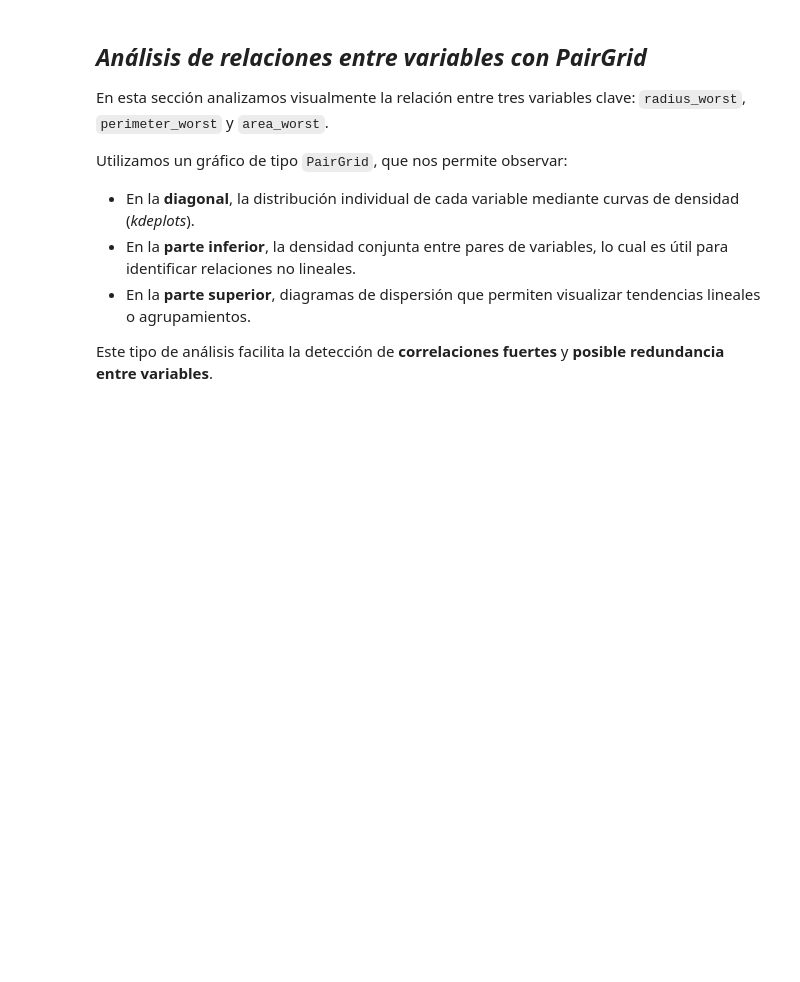
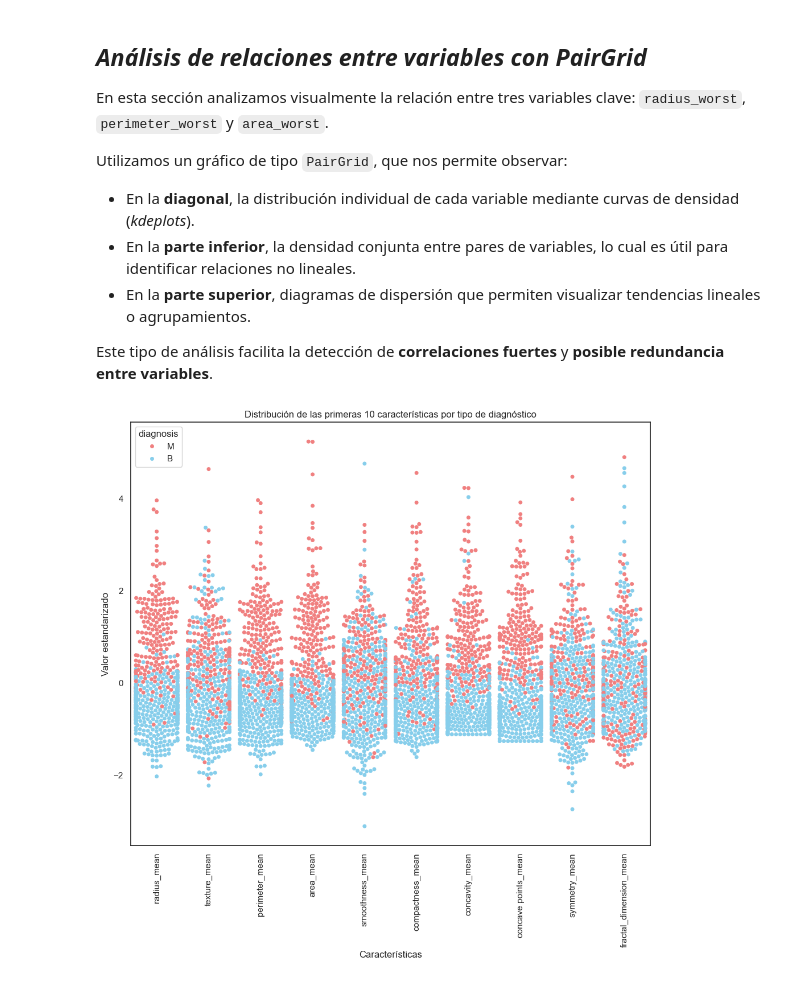
Before and after one commit to JaimeJanerAcevedo/breast-cancer-analysis, a Jupyter notebook: breast_cancer_analysis.ipynb, the cells around one changed output. Saved outputs shown, nothing was run; the diff lists cells and outputs as text; code cells hidden in the pictures; blank space fills up the shorter version.

Commit message:
Correlación y visualización de los datos.

```diff
--- a/breast_cancer_analysis.ipynb
+++ b/breast_cancer_analysis.ipynb
@@ -354,3 +354,38 @@ Utilizamos un gráfico de tipo `PairGrid`, que nos permite observar:
 - En la **parte superior**, diagramas de dispersión que permiten visualizar tendencias lineales o agrupamientos.
 
 Este tipo de análisis facilita la detección de **correlaciones fuertes** y **posible redundancia entre variables**.
+# %%
+# Seleccionamos el vector de clases (diagnosis) y las características originales
+data_dia = y
+data = x
+
+# Estandarización de los datos: (valor - media) / desviación estándar
+# Esto es útil para comparar características con diferentes escalas
+data_n_2 = (data - data.mean()) / (data.std())
+
+# Unimos la columna 'diagnosis' con las primeras 10 características estandarizadas
+data = pd.concat([y, data_n_2.iloc[:, 0:10]], axis=1)
+
+# Reorganizamos los datos en formato largo para facilitar la visualización con seaborn
+data = pd.melt(data,
+               id_vars="diagnosis",
+               var_name="features",
+               value_name="value")
+
+# Creamos un gráfico de swarmplot para observar la distribución de cada característica
+plt.figure(figsize=(10, 10))
+sns.swarmplot(x="features",
+               y="value",
+               hue="diagnosis",
+               data=data,
+               palette= colores)
+
+# Rotamos etiquetas del eje X para mejor visualización
+plt.xticks(rotation=90)
+plt.title("Distribución de las primeras 10 características por tipo de diagnóstico")
+plt.ylabel("Valor estandarizado")
+plt.xlabel("Características")
+plt.tight_layout()
+plt.show()
+# %% [output]
+[figure, added]
```
Also changed, not shown: parts of 8 cells of this notebook.
